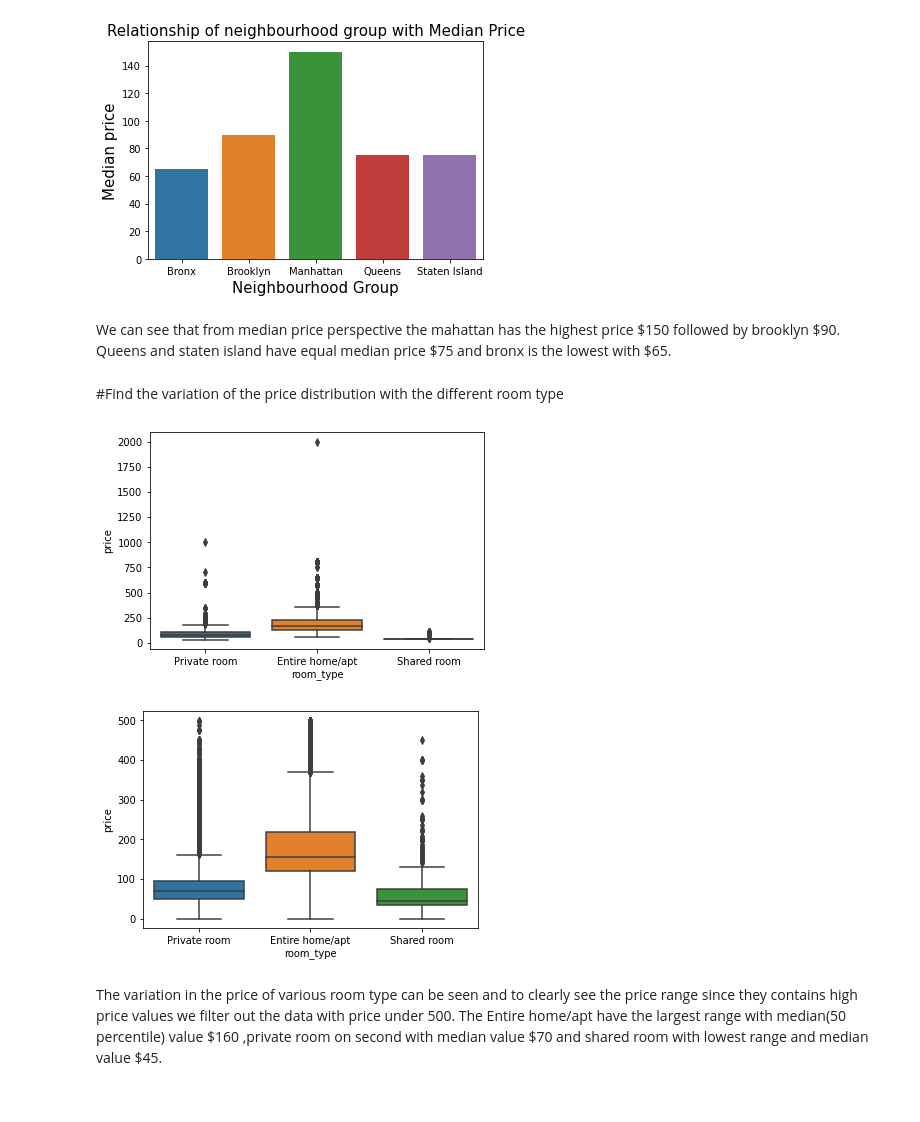
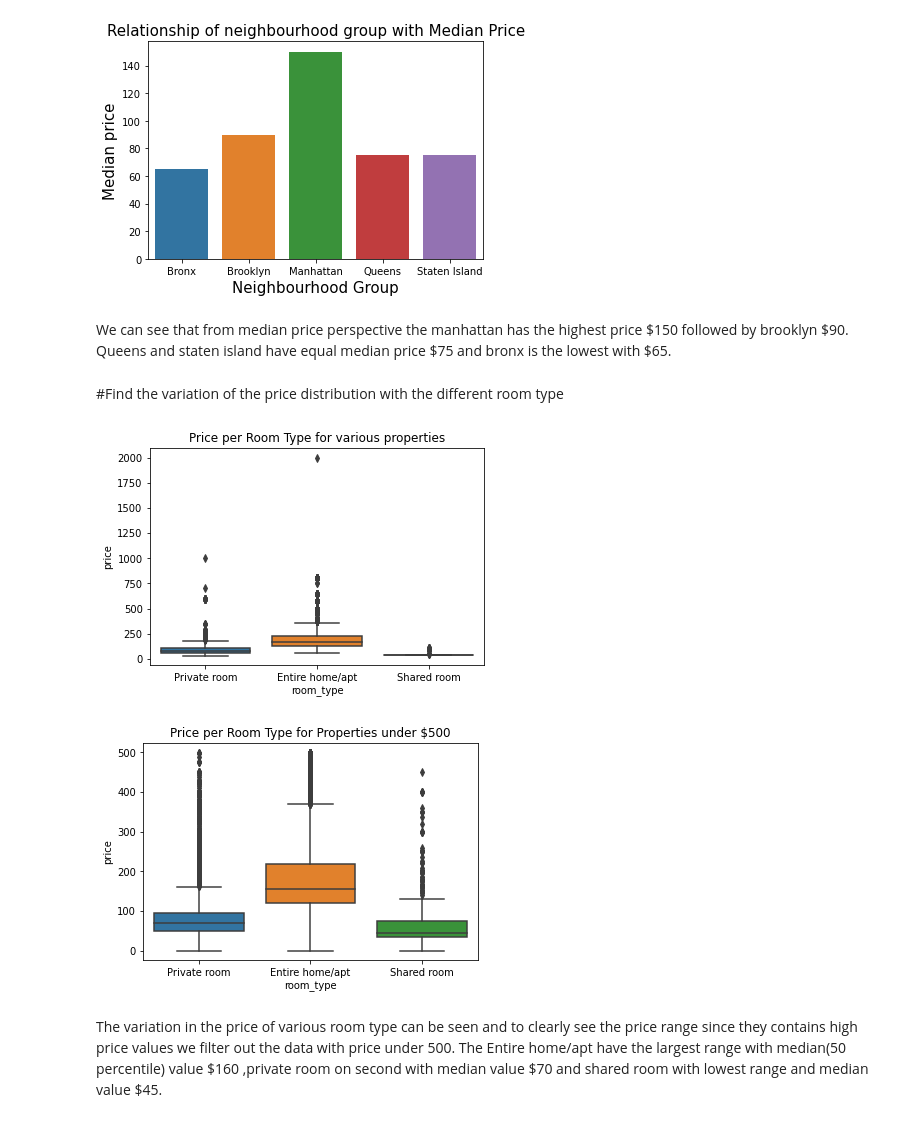
Before and after one commit to Gyanendra079/Airbnb-Bookings-Analysis---Capstone-project, a Jupyter notebook: [Gyanendra_kumar_Porwal_]Airbnb_Bookings_Analysis_Capstone_Project.ipynb, the cells around one changed output. Drawn from its saved outputs; the diff is of its cells as text; code cells hidden in the pictures.

```diff
--- a/[Gyanendra_kumar_Porwal_]Airbnb_Bookings_Analysis_Capstone_Project.ipynb
+++ b/[Gyanendra_kumar_Porwal_]Airbnb_Bookings_Analysis_Capstone_Project.ipynb
@@ -428,24 +442,24 @@ plt.show()
 # %% [output]
 [figure]
 # %% [markdown]
-We can see that from median price perspective the mahattan has the highest price \$150 followed by brooklyn \$90. Queens and staten island have equal median price \$75 and bronx is the lowest with \$65.
+We can see that from median price perspective the manhattan has the highest price \$150 followed by brooklyn \$90. Queens and staten island have equal median price \$75 and bronx is the lowest with \$65.
 # %% [markdown]
 #Find the variation of the price distribution with the different room type
 # %%
 # box plot for the airbnb price for various room type
 airbnb_price = airbnb_df.loc[airbnb_df['price']]
-sns.boxplot(x='room_type', y='price', data=airbnb_price)
-plt.title=('Price per Room Type for various properties')
+ax = sns.boxplot(x='room_type', y='price', data=airbnb_price)
+ax.set_title('Price per Room Type for various properties')
 plt.show()
 
 # box plot for the airbnb price under 500 for various room type
 price_under_500 = airbnb_df.loc[airbnb_df['price'] < 500]
-sns.boxplot(x='room_type', y='price', data=price_under_500)
-plt.title=('Price per Room Type for Properties under $500')
+ax = sns.boxplot(x='room_type', y='price', data=price_under_500)
+ax.set_title('Price per Room Type for Properties under $500')
 plt.show()
 # %% [output]
-[figure, old version]
+[figure, new version]
-[figure, old version]
+[figure, new version]
 # %% [markdown]
 The variation in the price of various room type can be seen and to clearly see the price range since they contains high price values we filter out the data with price under 500.
 The Entire home/apt have the largest range with median(50 percentile) value \$160 ,private room on second with median value \$70 and shared room with lowest range and median value \$45.
```
Also changed, not shown: parts of 21 cells of this notebook.
